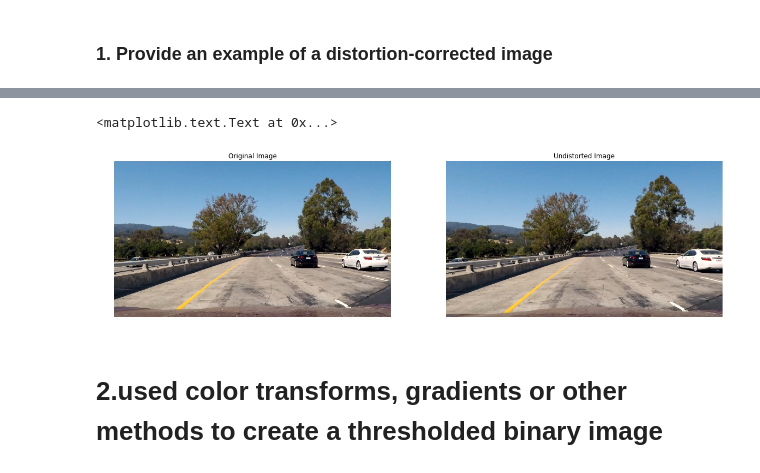
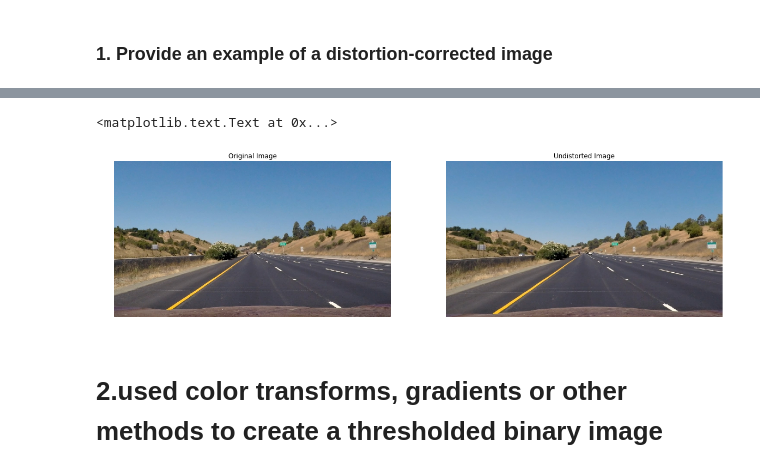
Before and after one commit to elninowang/CarND-Advanced-Lane-Lines, a Jupyter notebook: Advanced-Lane-Lines.ipynb, the cells around one changed output, grey strips where cells are left out. Saved outputs shown, nothing was run; the diff lists cells and outputs as text; code cells hidden in the pictures.

```diff
--- a/Advanced-Lane-Lines.ipynb
+++ b/Advanced-Lane-Lines.ipynb
@@ -36,7 +36,7 @@ images_count = len(images)
 print('images count {}'.format(images_count))
 
 # Step through the list and search for chessboard corners
-fig, axs = plt.subplots(images_count/5,5, figsize=(15,8))
+fig, axs = plt.subplots(int(images_count/5),5, figsize=(15,8))
 axs = axs.ravel()
 i = 0
 for fname in images:
@@ -93,18 +93,18 @@ To demonstrate this step, I will describe how I apply the distortion correction
 # %%
-img_original = cv2.imread("./test_images/test1.jpg")
+img_original = cv2.imread("./test_images/straight_lines1.jpg")
 img_undistort = cv2.undistort(img_original, mtx, dist, None, mtx)
 
 fig, axs = plt.subplots(1,2, figsize=(20,6))
 axs = axs.ravel()
 axs[0].axis("off")
 axs[0].imshow(cv2.cvtColor(img_original, cv2.COLOR_BGR2RGB))
 axs[0].set_title("Original Image")
 axs[1].axis("off")
 axs[1].imshow(cv2.cvtColor(img_undistort, cv2.COLOR_BGR2RGB))
 axs[1].set_title("Undistorted Image")
 # %% [output]
 <matplotlib.text.Text at 0x...>
-[figure, old version]
+[figure, new version]
 # %% [markdown]
 # 2.used color transforms, gradients or other methods to create a thresholded binary image
 # %%
```
Also changed, not shown: parts of 11 cells of this notebook, 19 other files.
